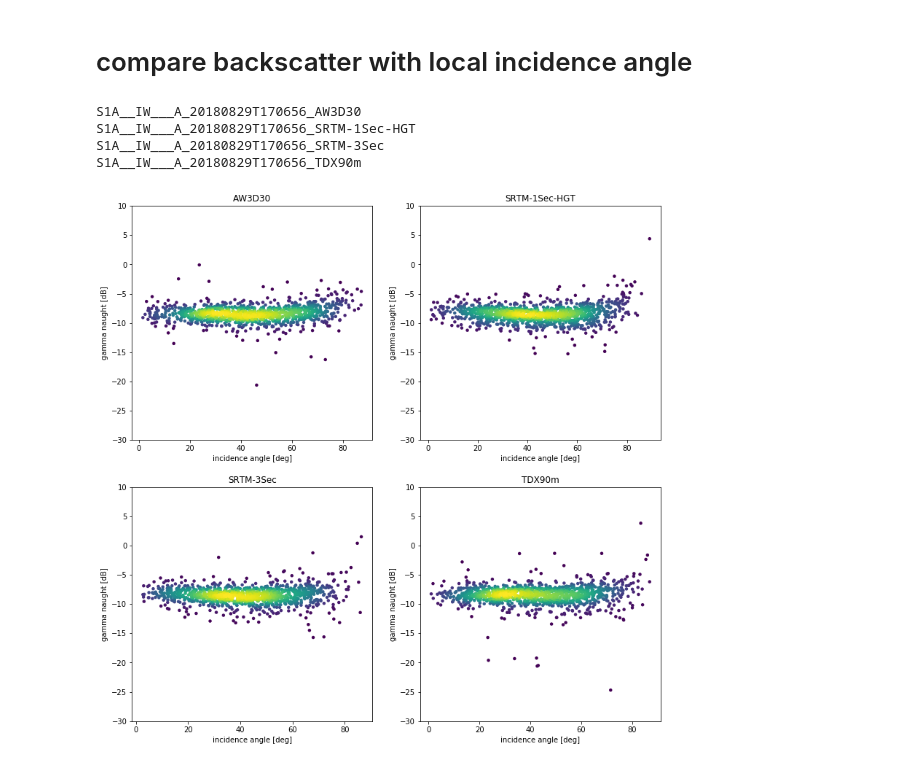
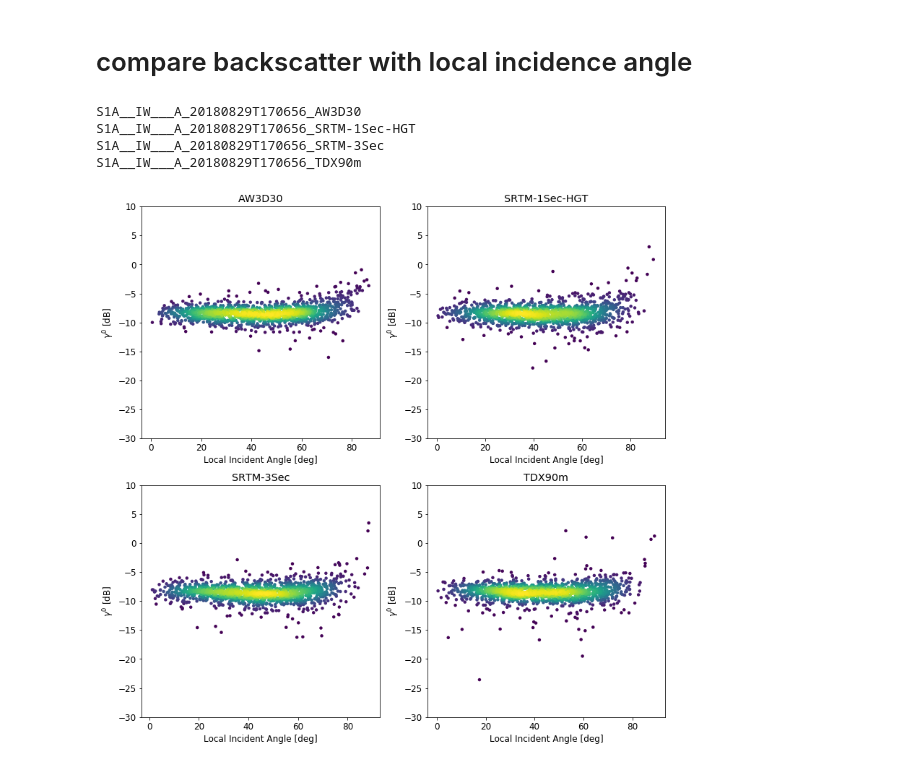
Before and after one commit to johntruckenbrodt/S1_ARD, a Jupyter notebook: data_prepare.ipynb, the cells around one changed output. Saved outputs shown, nothing was run; the diff lists cells and outputs as text; code cells hidden in the pictures.

```diff
--- a/data_prepare.ipynb
+++ b/data_prepare.ipynb
@@ -241,7 +253,7 @@ export PATH=$PATH:/path/to/snap/bin
 # %%
 from pyroSAR import snap
 
-for dem_id, dem_file in demfiles_snap.items():
+for dem_id, dem_file in demfiles.items():
     scenedir = os.path.join(maindir, 'SNAP', '{}_{}'.format(id.outname_base(), dem_id))
     correct_egm = False if dem_id == 'TDX90m' else True
     print(scenedir)
@@ -295,6 +307,7 @@ import matplotlib
 
 % matplotlib inline
 matplotlib.rcParams['figure.figsize'] = (13, 13)
+matplotlib.rcParams.update({'font.size': 12})
 
 i = 1
 for dem_id in demfiles.keys():
@@ -306,37 +319,37 @@ for dem_id in demfiles.keys():
 
     with Raster(clc) as ras:
         clc_mat = ras.matrix()
 
     # 311: Broad-leaved forest
     # 312: Coniferous forest
     # 313: Mixed forest
-    clc_mask = (clc_mat==311) | (clc_mat==312) | (clc_mat==312)
+    clc_mask = (clc_mat==311) | (clc_mat==312) | (clc_mat==313)
 
     with Raster(sar) as ras:
         sar_mat = ras.matrix()
 
     with Raster(inc) as ras:
         inc_mat = ras.matrix()
     plt.subplot(2, 2, i)
 
     # alternatively plot the masked backscatter
 #     sar_mat[sar_mat == -99] = np.nan
 #     sar_mat[~clc_mask] = np.nan
 #     plt.imshow(sar_mat)
 
     sar_vs_inc(sar_mat, inc_mat, nsamples=5000, title=dem_id,
-               xlabel='incidence angle [deg]',
-               ylabel='gamma naught [dB]',
+               xlabel='Local Incident Angle [deg]',
+               ylabel=r'$\gamma^0$ [dB]',
                ymin=-30, ymax=10,
                mask=clc_mask)
     i += 1
 plt.show()
 # %% [output]
 S1A__IW___A_20180829T170656_AW3D30
 S1A__IW___A_20180829T170656_SRTM-1Sec-HGT
 S1A__IW___A_20180829T170656_SRTM-3Sec
 S1A__IW___A_20180829T170656_TDX90m
-[figure, old version]
+[figure, new version]
 # %% [markdown]
 <a id='todo'></a>
 # TODO
```
Also changed, not shown: parts of 4 cells of this notebook.
